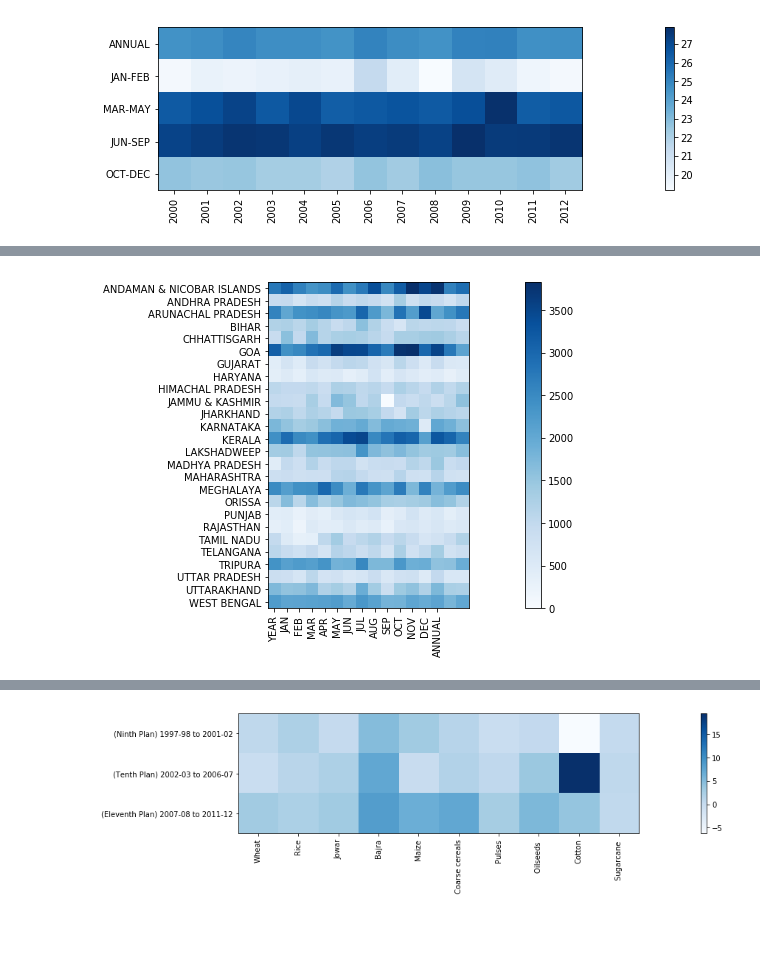
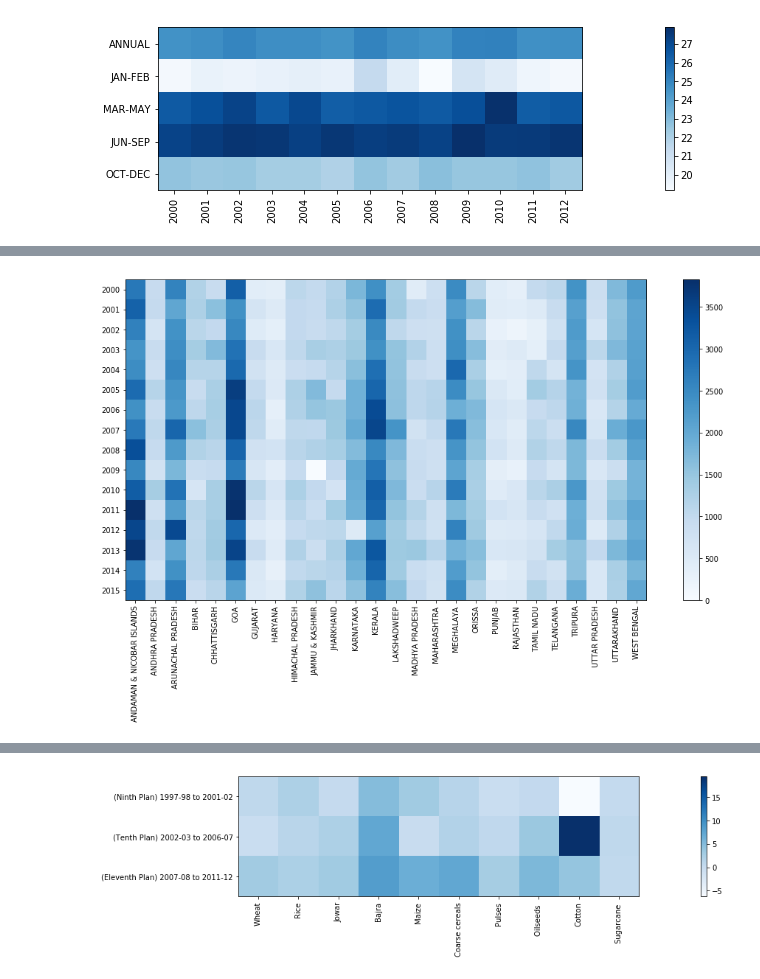
Before and after one commit to nitinvbharti/Agriculture_Analysis, a Jupyter notebook: Agro_analysis.ipynb, the cells around one changed output, grey strips where cells are left out. Saved outputs shown, nothing was run; the diff lists cells and outputs as text; code cells hidden in the pictures; blank space fills up the shorter version.

```diff
--- a/Agro_analysis.ipynb
+++ b/Agro_analysis.ipynb
@@ -175,18 +175,18 @@ rainfall1=rainfall.copy()
 rainfall1 = rainfall1.groupby(['STATES','YEAR'],as_index=True).mean()
 # rainfall1.iloc[:,12].unstack(level=-1).reset_index().head()
 # %%
-mat6 = np.matrix(rainfall1.iloc[:,12].unstack(level=-1).reset_index().values[:,1:],dtype='float')
-fig = plt.figure(num=6,figsize=(20,6))
+mat6 = np.matrix(rainfall1.iloc[:,12].unstack(level=-1).reset_index().values[:,1:],dtype='float').T
+fig = plt.figure(num=6,figsize=(18,8))
 ax = fig.add_subplot(1,1,1)
-ax.set_xticks(np.arange(len(rainfall.columns[1:])))
-ax.set_yticks(np.arange(len(rainfall1.iloc[:,12].unstack(level=-1).reset_index().values[:,0])))
-ax.set_xticklabels(rainfall.columns[1:],rotation='vertical')
-ax.set_yticklabels(rainfall1.iloc[:,12].unstack(level=-1).reset_index().values[:,0])
+ax.set_yticks(np.arange(len(rainfall1.iloc[:,12].unstack(level=-1).reset_index().columns[1:])))
+ax.set_xticks(np.arange(len(rainfall1.iloc[:,12].unstack(level=-1).reset_index().values[:,0])))
+ax.set_yticklabels(rainfall1.iloc[:,12].unstack(level=-1).reset_index().columns[1:])
+ax.set_xticklabels(rainfall1.iloc[:,12].unstack(level=-1).reset_index().values[:,0],rotation='vertical')
 plt.imshow(mat6, cmap='Blues')
 plt.colorbar()
 plt.show()
 # %% [output]
-[figure, old version]
+[figure, new version]
 # %%
 growth = pd.read_csv('Avg annual Growth Rate_Major Crops.csv',delimiter = ',')
 growth = pd.concat([growth.iloc[:,0],growth.iloc[:,5:]],axis=1,sort=False)
```
Also changed, not shown: parts of 3 cells of this notebook, 2 other files.
